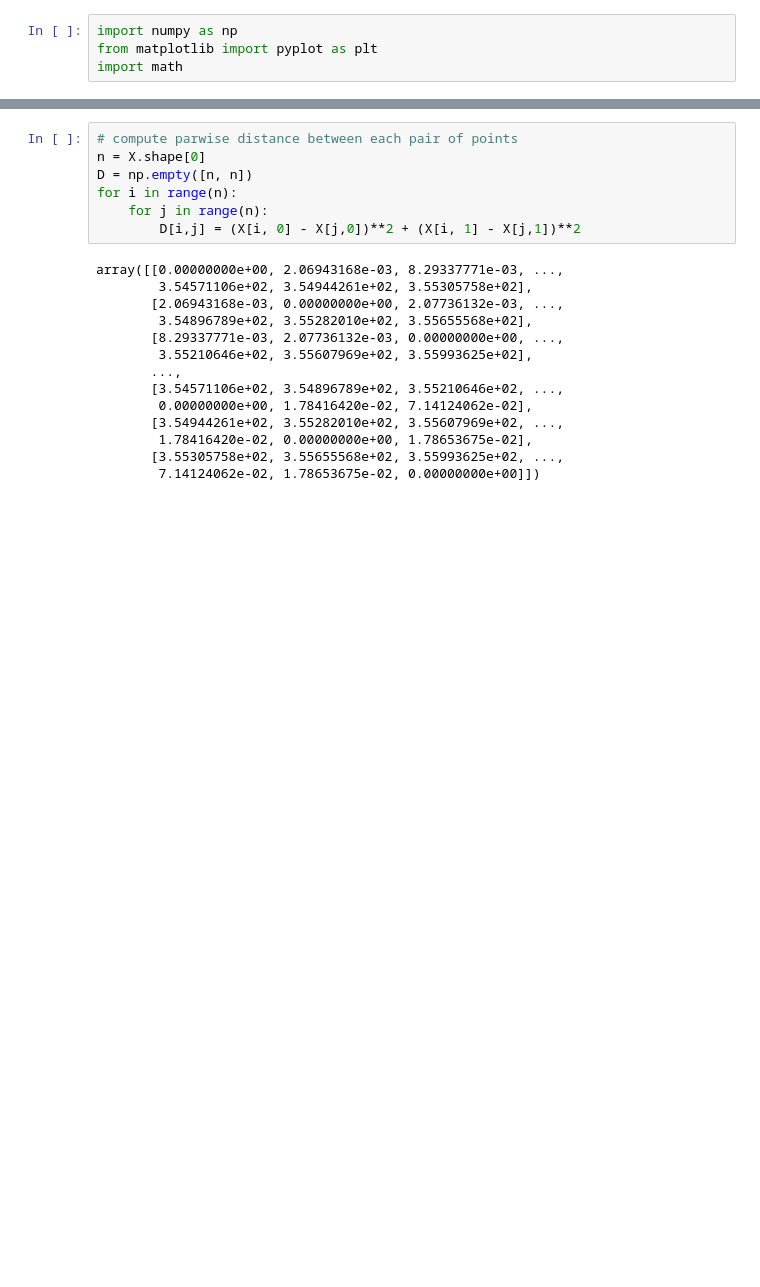
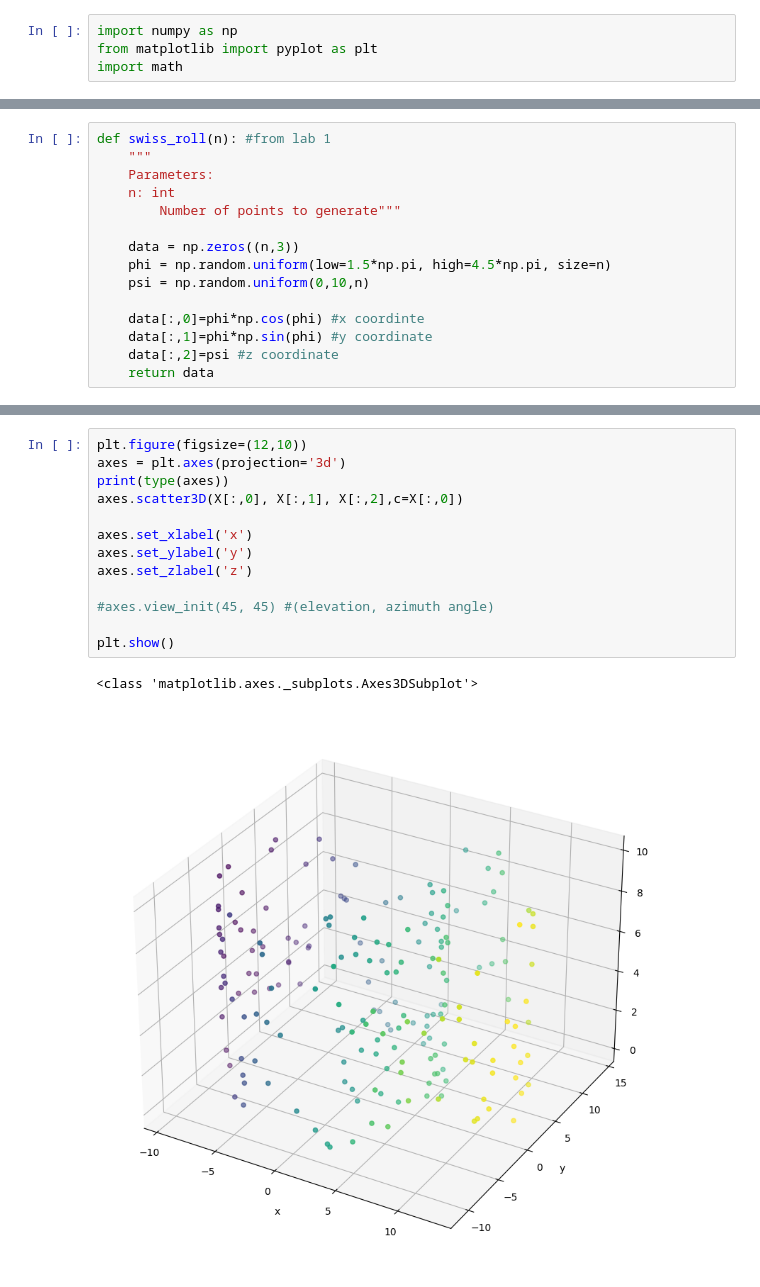
Before and after one commit to alessimichele/Unsupervised-Learning-2023, a Jupyter notebook: my_solution/Lab3bis.ipynb, the cells around one changed output, grey strips where cells are left out. Cells and saved outputs as stored; diff of their text form; blank space fills up the shorter version.

```diff
--- a/my_solution/Lab3bis.ipynb
+++ b/my_solution/Lab3bis.ipynb
@@ -71 +196,16 @@ plt.scatter(first_comp, second_comp, c = phi)
+# %%
+def swiss_roll(n): #from lab 1
+    """
+    Parameters:
+    n: int
+        Number of points to generate"""
+
+    data = np.zeros((n,3))
+    phi = np.random.uniform(low=1.5*np.pi, high=4.5*np.pi, size=n)
+    psi = np.random.uniform(0,10,n)
+
+    data[:,0]=phi*np.cos(phi) #x coordinte
+    data[:,1]=phi*np.sin(phi) #y coordinate
+    data[:,2]=psi #z coordinate
+    return data
 # %%
@@ -89,21 +213,16 @@ plt.scatter(fc,sc )
-# %%
-# compute parwise distance between each pair of points
-n = X.shape[0]
-D = np.empty([n, n])
-for i in range(n):
-    for j in range(n):
-        D[i,j] = (X[i, 0] - X[j,0])**2 + (X[i, 1] - X[j,1])**2
-# %% [output]
-array([[0.00000000e+00, 2.06943168e-03, 8.29337771e-03, ...,
-        3.54571106e+02, 3.54944261e+02, 3.55305758e+02],
-       [2.06943168e-03, 0.00000000e+00, 2.07736132e-03, ...,
-        3.54896789e+02, 3.55282010e+02, 3.55655568e+02],
-       [8.29337771e-03, 2.07736132e-03, 0.00000000e+00, ...,
-        3.55210646e+02, 3.55607969e+02, 3.55993625e+02],
-       ...,
-       [3.54571106e+02, 3.54896789e+02, 3.55210646e+02, ...,
-        0.00000000e+00, 1.78416420e-02, 7.14124062e-02],
-       [3.54944261e+02, 3.55282010e+02, 3.55607969e+02, ...,
-        1.78416420e-02, 0.00000000e+00, 1.78653675e-02],
-       [3.55305758e+02, 3.55655568e+02, 3.55993625e+02, ...,
-        7.14124062e-02, 1.78653675e-02, 0.00000000e+00]])
+# %%
+plt.figure(figsize=(12,10))
+axes = plt.axes(projection='3d')
+print(type(axes))
+axes.scatter3D(X[:,0], X[:,1], X[:,2],c=X[:,0])
+
+axes.set_xlabel('x')
+axes.set_ylabel('y')
+axes.set_zlabel('z')
+
+#axes.view_init(45, 45) #(elevation, azimuth angle)
+
+plt.show()
+# %% [output]
+<class 'matplotlib.axes._subplots.Axes3DSubplot'>
+[figure, added]
```
Also changed, not shown: parts of 20 cells of this notebook, 4 other files.
